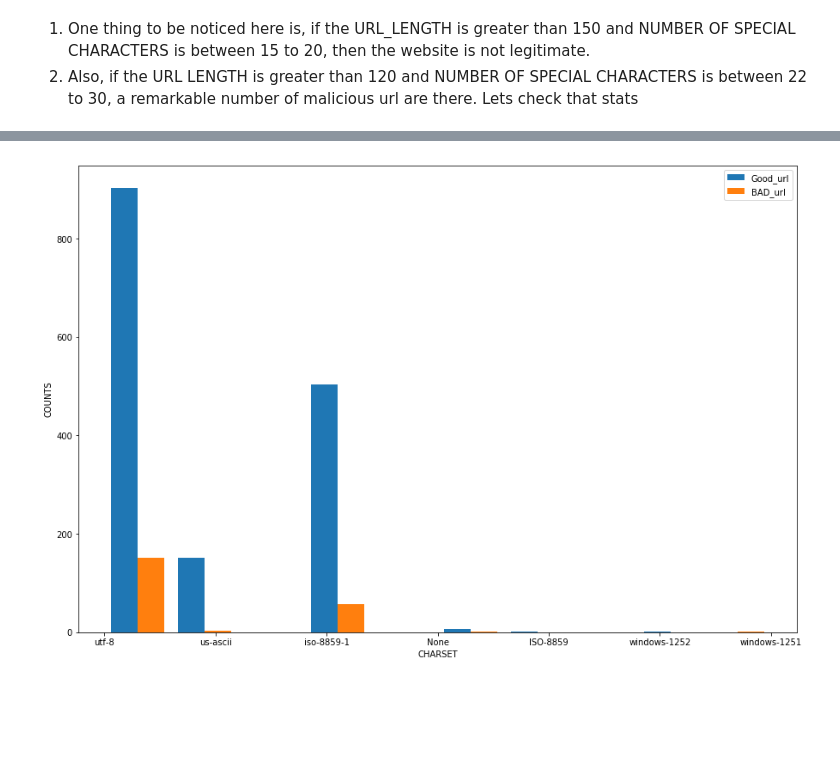
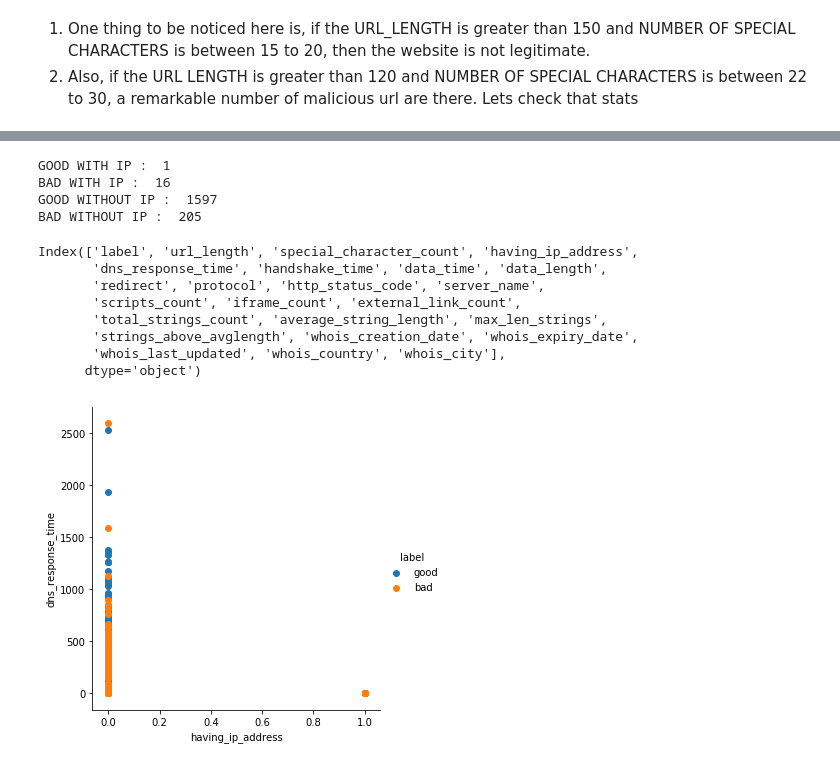
Before and after one commit to agarwal29796/fraud_page_detection, a Jupyter notebook: exploration.ipynb, the cells around one changed output, grey strips where cells are left out. Cells and saved outputs as stored; diff of their text form; code cells hidden in the pictures; blank space fills up the shorter version.

```diff
--- a/exploration.ipynb
+++ b/exploration.ipynb
@@ -162,12 +126,32 @@ windows-1252 (array([0]), array([1]))
-# %%
-good_url = data[data["Type"] == 0]["CHARSET"]
-bad_url = data[data["Type"] == 1]["CHARSET"]
-plt.figure(figsize = (15,10))
-plt.hist([good_url , bad_url])
-plt.xlabel("CHARSET")
-plt.ylabel("COUNTS")
-plt.legend(('Good_url', 'BAD_url'))
-
-plt.show()
-# %% [output]
-[figure, removed]
+# %%
+temp1 = data[data["label"]=='good']
+temp2 = data[data["label"]=='bad']
+temp1_no_ip  = temp1[temp1["having_ip_address"]==0]
+temp1_ip  = temp1[temp1["having_ip_address"]==1]
+temp2_no_ip  = temp2[temp2["having_ip_address"]==0]
+temp2_ip  = temp2[temp2["having_ip_address"]==1]
+print("GOOD WITH IP : ",temp1_ip.shape[0])
+print("BAD WITH IP : ",temp2_ip.shape[0])
+print("GOOD WITHOUT IP : ",temp1_no_ip.shape[0])
+print("BAD WITHOUT IP : ",temp2_no_ip.shape[0])
+# %% [output]
+GOOD WITH IP :  1
+BAD WITH IP :  16
+GOOD WITHOUT IP :  1597
+BAD WITHOUT IP :  205
+# %%
+print(data.keys())
+sns.FacetGrid(data, hue="label", size=5) \
+   .map(plt.scatter, "having_ip_address", "dns_response_time") \
+   .add_legend()
+plt.show()
+# %% [output]
+Index(['label', 'url_length', 'special_character_count', 'having_ip_address',
+       'dns_response_time', 'handshake_time', 'data_time', 'data_length',
+       'redirect', 'protocol', 'http_status_code', 'server_name',
+       'scripts_count', 'iframe_count', 'external_link_count',
+       'total_strings_count', 'average_string_length', 'max_len_strings',
+       'strings_above_avglength', 'whois_creation_date', 'whois_expiry_date',
+       'whois_last_updated', 'whois_country', 'whois_city'],
+      dtype='object')
+[figure, added]
```
Also changed, not shown: parts of 34 cells of this notebook.
